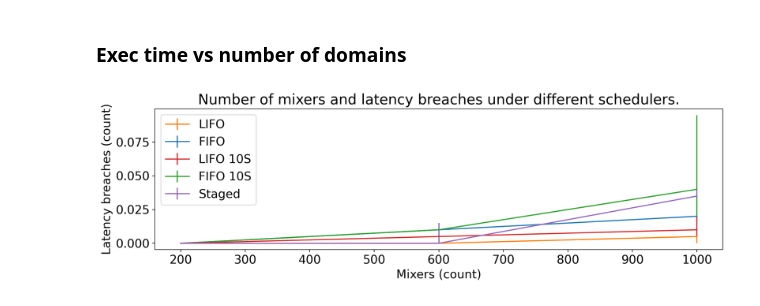
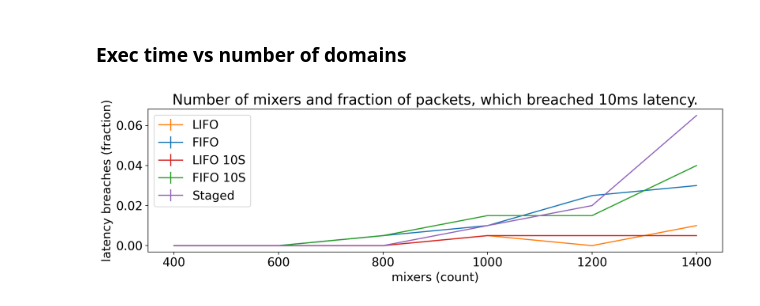
Before and after one commit to bartoszmodelski/ebsl, a Jupyter notebook: evaluation/mixer/packet-benchmark-sherwood.py.ipynb, the cells around one changed output. Drawn from its saved outputs; the diff is of its cells as text; code cells hidden in the pictures.

Commit message:
mixer bench

```diff
--- a/evaluation/mixer/packet-benchmark-sherwood.py.ipynb
+++ b/evaluation/mixer/packet-benchmark-sherwood.py.ipynb
@@ -82,7 +83,7 @@ matplotlib.rc('font', **font)
 # %% [markdown]
 ## Data collection
 # %%
-param_space = range(200, 1001, 400)
+param_space = range(400, 1401, 200)
 x = list(param_space)
 # %%
 
@@ -124,5 +137,5 @@ QUEUE_SIZE=15 /home/bm611/ebsl/benchmark_mixer2.exe -scheduler LIFO -num-of-doma
 # %%
-run_name = "base"
+run_name = "base8"
 # %%
 import pickle
 
@@ -142,10 +155,15 @@ with open('packet_lifo_10_' + run_name + '.pickle', 'wb') as handle:
 
 with open('packet_micr_' + run_name + '.pickle', 'wb') as handle:
     pickle.dump(micr, handle)
+'''
 
-
-#fifo = pickle.load(open('packet_fifo_' + run_name + '.pickle', 'rb'))
-#lifo = pickle.load(open('packet_lifo_' + run_name + '.pickle', 'rb'))
+fifo = pickle.load(open('packet_fifo_' + run_name + '.pickle', 'rb'))
+lifo = pickle.load(open('packet_lifo_' + run_name + '.pickle', 'rb'))
+fifo_10 = pickle.load(open('packet_fifo_10_' + run_name + '.pickle', 'rb'))
+lifo_10 = pickle.load(open('packet_lifo_10_' + run_name + '.pickle', 'rb'))
+#micr = pickle.load(open('packet_micr_' + run_name + '.pickle', 'rb'))
+'''
+None
 # %%
 fifo_transformed = []
 for row in fifo:
@@ -190,8 +208,8 @@ def to_series(data, label):
 # %%
 def plot(x, data, key, name):
     y = [v[key]["median"] for v in data]
-    lower_errbar = [v[key]["lower_err"] for v in data]
-    upper_errbar = [v[key]["upper_err"] for v in data]
+    lower_errbar = np.zeros(np.array([v[key]["lower_err"] for v in data]).shape)
+    upper_errbar = np.zeros(np.array([v[key]["upper_err"] for v in data]).shape)
 
     return ax.errorbar(x, y, [lower_errbar, upper_errbar], label=name)
 # %%
@@ -260,13 +278,33 @@ line_lifo = plot(x, fifo_transformed, "breaches_rate-processed", 'FIFO')
 line_fifo = plot(x, lifo_transformed, "breaches_rate-processed", 'LIFO')
 line_lifo_10 = plot(x, fifo_10_transformed, "breaches_rate-processed", 'FIFO 10S')
 line_fifo_10 = plot(x, lifo_10_transformed, "breaches_rate-processed", 'LIFO 10S')
-micr = plot(x, micr_transformed, "breaches_rate-processed", 'Staged')
-ax.legend(handles=[line_fifo, line_lifo, line_fifo_10, line_lifo_10, micr])
+line_micr = plot(x, micr_transformed, "breaches_rate-processed", 'Staged')
+ax.legend(handles=[line_fifo, line_lifo, line_fifo_10, line_lifo_10, line_micr])
 
 #ax.set_yscale("log")
 #ax.set_ylim(ymin=0, ymax=50_0000)
-ax.set_ylabel('Latency breaches (count)')
-ax.set_title("Number of mixers and latency breaches under different schedulers.")
+ax.set_ylabel('latency breaches (fraction)')
+ax.set_title("Number of mixers and fraction of packets, which breached 10ms latency.")
+
+'''
+ax = axes[1]
+
+def plot2(x, data, key, name):
+    y = [v[key] for v in data]
+
+    return ax.plot(x, y, label=name)
+
+line_lifo = plot2(x, fifo_transformed, "breaches_rate_variance-processed", 'FIFO')
+line_fifo = plot2(x, lifo_transformed, "breaches_rate_variance-processed", 'LIFO')
+line_lifo_10 = plot2(x, fifo_10_transformed, "breaches_rate_variance-processed", 'FIFO 10S')
+line_fifo_10 = plot2(x, lifo_10_transformed, "breaches_rate_variance-processed", 'LIFO 10S')
+line_micr = plot2(x, micr_transformed, "breaches_rate_variance-processed", 'Staged')
+
+#ax.set_yscale("log")
+#ax.set_ylim(ymin=0, ymax=50_0000)
+ax.set_ylabel('latency breaches variance')
+'''
+
 
 
 ########################
@@ -279,32 +317,32 @@ ax = axes[4]
 line_lifo = plot(x, fifo_transformed, "latency_q9999-processed", 'FIFO')
 line_fifo = plot(x, lifo_transformed, "latency_q9999-processed", 'LIFO')
 
 ax.set_yscale("log")
 #ax.set_ylim(ymin=0, ymax=50_0000)
 ax.set_ylabel('latency (μs)')
 ax.set_title("99.99% percentile latency.")
 
 ########################
 ## WAIT ################
 ########################
 
 ax = axes[5]
 
 
 line_lifo = plot(x, fifo_transformed, "waited_for_space_on_enque-processed", 'FIFO')
 line_fifo = plot(x, lifo_transformed, "waited_for_space_on_enque-processed", 'LIFO')
 
 ax.set_yscale("log")
 ax.set_ylim(ymin=1)
 ax.set_xlabel('domains count')
 ax.set_ylabel('busy-wait loops (count)')
 ax.set_title("Number of retries on task insertion due to lack of space")
 '''
 
-ax.set_xlabel('Mixers (count)')
+ax.set_xlabel('mixers (count)')
 plt.tight_layout()
 plt.autoscale()
 
 plt.savefig("mixer-" + run_name + ".png", dpi=200)
 # %% [output]
-[figure, old version]
+[figure, new version]
```
Also changed, not shown: parts of 5 cells of this notebook, 13 other files.
